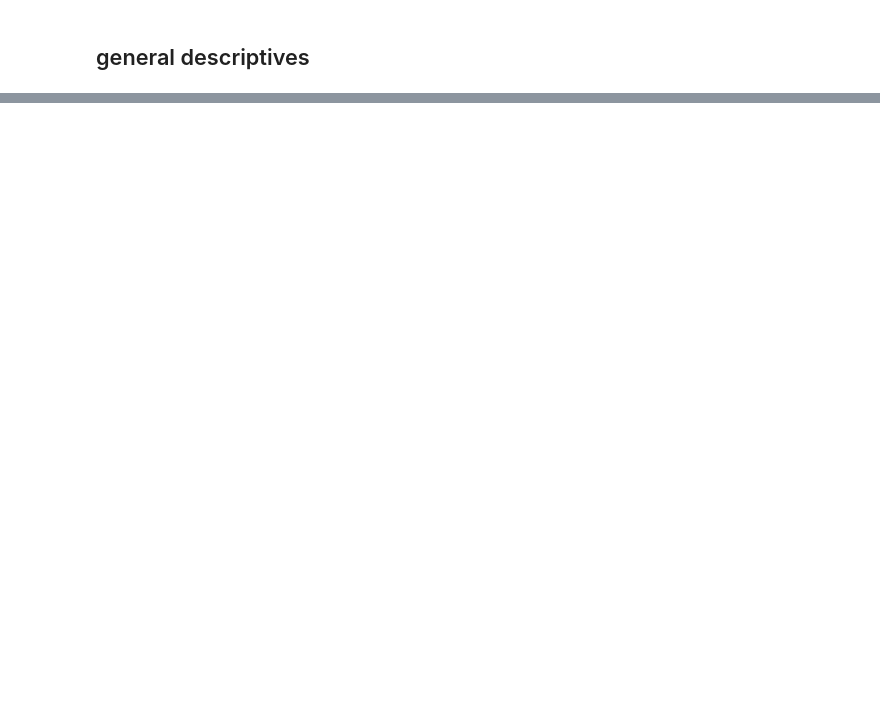
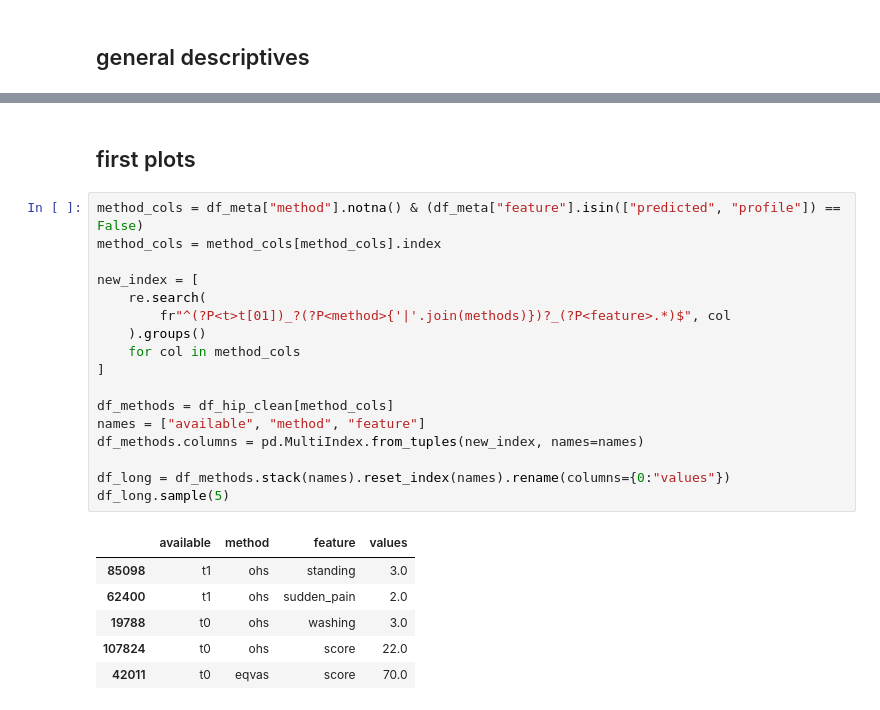
Before and after one commit to laurencefrank/NHS-PROMs, a Jupyter notebook: notebooks/EDA_BV.ipynb, the cells around one changed output, grey strips where cells are left out. Saved outputs shown, nothing was run; the diff lists cells and outputs as text; blank space fills up the shorter version.

```diff
--- a/notebooks/EDA_BV.ipynb
+++ b/notebooks/EDA_BV.ipynb
@@ -52,0 +113,26 @@ df_hip_raw.describe(include="all")
+# %% [markdown]
+## first plots
+# %%
+method_cols = df_meta["method"].notna() & (df_meta["feature"].isin(["predicted", "profile"]) == False)
+method_cols = method_cols[method_cols].index
+
+new_index = [
+    re.search(
+        fr"^(?P<t>t[01])_?(?P<method>{'|'.join(methods)})?_(?P<feature>.*)$", col
+    ).groups()
+    for col in method_cols
+]
+
+df_methods = df_hip_clean[method_cols]
+names = ["available", "method", "feature"]
+df_methods.columns = pd.MultiIndex.from_tuples(new_index, names=names)
+
+df_long = df_methods.stack(names).reset_index(names).rename(columns={0:"values"})
+df_long.sample(5)
+# %% [output]
+|  | available | method | feature | values |
+| 85098 | t1 | ohs | standing | 3.0 |
+| 62400 | t1 | ohs | sudden_pain | 2.0 |
+| 19788 | t0 | ohs | washing | 3.0 |
+| 107824 | t0 | ohs | score | 22.0 |
+| 42011 | t0 | eqvas | score | 70.0 |
```
Also changed, not shown: parts of 17 cells of this notebook, 2 other files.
